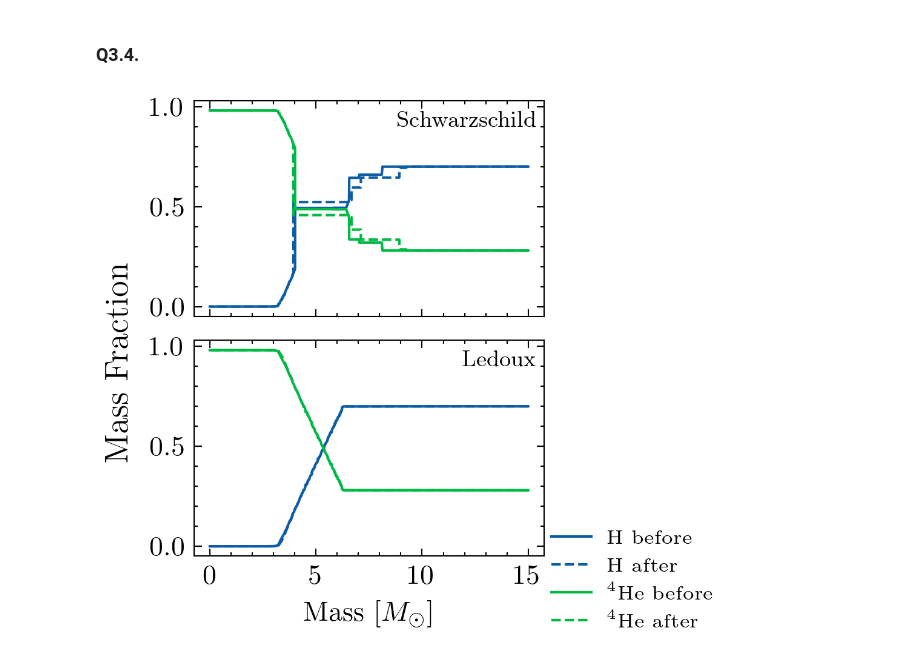
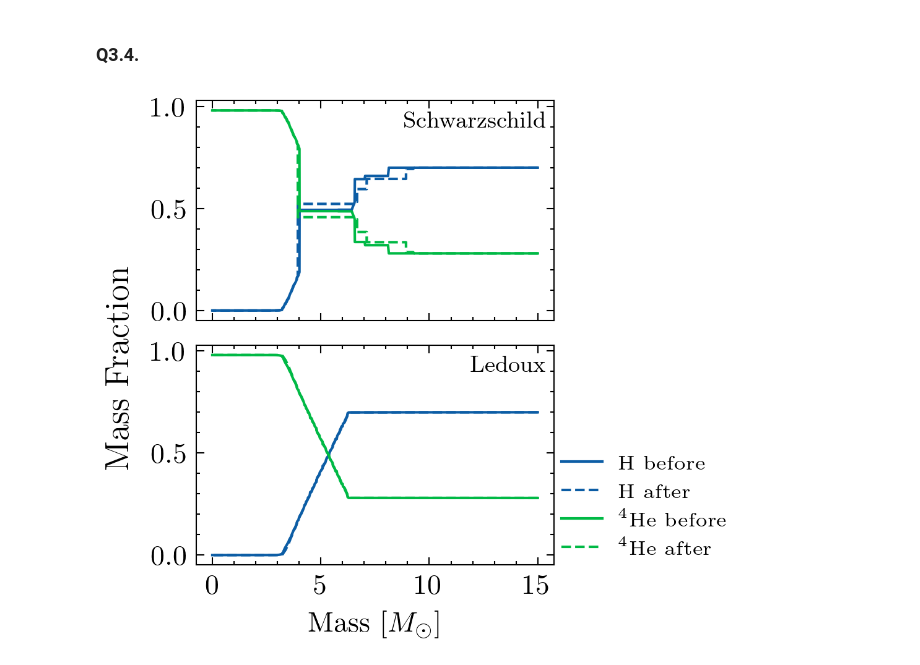
Before and after one commit to BrunoSchultz/lab_report, a Jupyter notebook: exercise3/plot_exercise3.ipynb, the cells around one changed output. Drawn from its saved outputs; the diff is of its cells as text; code cells hidden in the pictures.

Commit message:
update plot_exercise3

```diff
--- a/exercise3/plot_exercise3.ipynb
+++ b/exercise3/plot_exercise3.ipynb
@@ -145,28 +145,28 @@ def hydrogen_exhausted(X_c):
 # %%
 paths_to_models = ["15Msol/LOGS_15Msun", "15Msol_ledoux/LOGS_15Msun_Ledoux"]
 labels = ['Schwarzschild', 'Ledoux']
 
 fig, axs = plt.subplots(nrows=2, ncols=1, figsize=(2.5, 3), dpi=300, sharex=True, layout='constrained')
 
 for i, path in enumerate(paths_to_models):
     l = mr.MesaLogDir(path)
     m_nums = l.select_models(hydrogen_exhausted, "center_h1")
     before = l.profile_data(model_number=m_nums[0])
     after = l.profile_data(model_number=m_nums[1])
 
     axs[i].plot(before.mass, before.x_mass_fraction_H, color='C0', label=r'H before')
     axs[i].plot(after.mass, after.x_mass_fraction_H, color='C0', linestyle='--', label=r'H after')
     axs[i].plot(before.mass, before.y_mass_fraction_He, color='C1', label=r'$^4$He before')
     axs[i].plot(after.mass, after.y_mass_fraction_He, color='C1', linestyle='--', label=r'$^4$He after')
     axs[i].text(0.98, 0.95, labels[i], ha='right', va='top', transform=axs[i].transAxes, fontsize=9)
 
 axs[-1].set_xlabel('Mass [$M_\\odot$]')
 
 handles, legend_labels = axs[0].get_legend_handles_labels()
-fig.legend(handles, legend_labels, loc='center left', fontsize=7.9, frameon=False, bbox_to_anchor=(0.96, .1))
+fig.legend(handles, legend_labels, loc='center left', fontsize=7.9, frameon=False, bbox_to_anchor=(0.96, .25))
 
 fig.supylabel('Mass Fraction')
 
 fig.savefig('../plots/q34hydrogen_exhausted.pdf', bbox_inches='tight')
 # %% [output]
-[figure, old version]
+[figure, new version]
```
